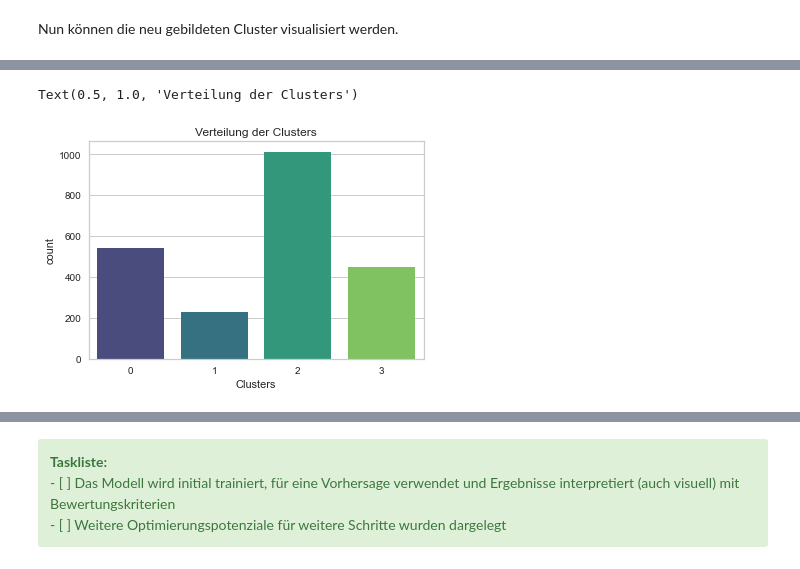
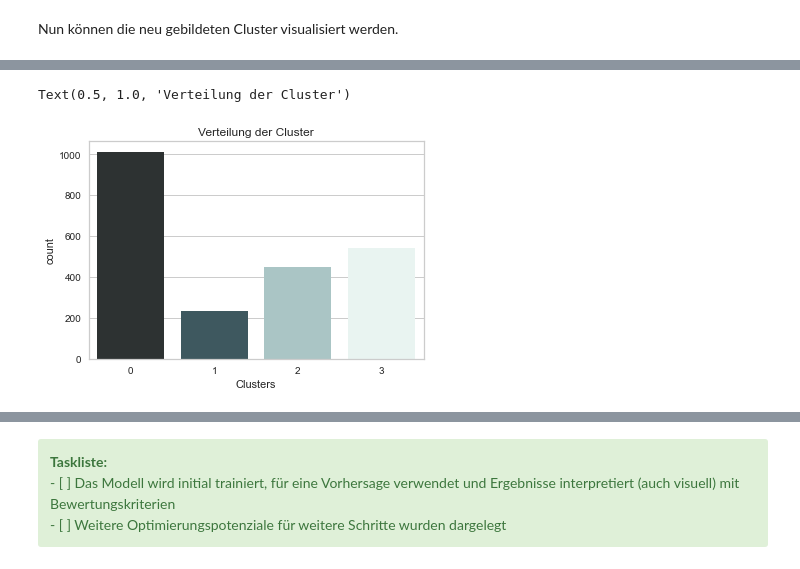
Before and after one commit to Wernsch/pda_customer_personality_analysis, a Jupyter notebook: notebook_custumer-personality-analysis.ipynb, the cells around one changed output, grey strips where cells are left out. Drawn from its saved outputs; the diff is of its cells as text; code cells hidden in the pictures.

```diff
--- a/notebook_custumer-personality-analysis.ipynb
+++ b/notebook_custumer-personality-analysis.ipynb
@@ -1054,7 +1081,9 @@ Mit Hilfe der Elbow-Method und dem KElbowVisualizer wird die passende Anzahl an
 # %% [markdown]
 Nun wird das K-Means Clustering Modell angewandt. Dazu werden die bereits als passend identifizierten 4 Cluster vorgegeben. Die Vorhersagen `predictions`, zu welchem Cluster ein Dateneintrag zurgeordnet werden soll, werden dem Dataframe als weitere Spalte hinzugefügt.
 # %%
-kmeans = KMeans(n_clusters=4, random_state=42)
+# Clusterzuordnung mit kmeans Algorithmus berechnen und anschließend als neue Spalte dem Dataframe hinzufügen
+
+kmeans = KMeans(n_clusters=4, n_init=20, max_iter=600 )
 predictions = kmeans.fit_predict(X)
 
 X["Clusters"] = predictions
@@ -1075,7 +1177,9 @@ Nun können die neu gebildeten Cluster visualisiert werden.
 # %%
+# Erstellung eines Säulendiagramms zur Darstellung der Clusterverteilung
 plt.figure(figsize = (6, 4))
-pl = sns.countplot(x=X["Clusters"], palette="viridis")
-pl.set_title("Verteilung der Clusters")
+pal = ["#2C3333", "#395B64", "#A5C9CA", "#E7F6F2"]
+pl = sns.countplot(x=X["Clusters"], palette= pal)
+pl.set_title("Verteilung der Cluster")
 # %% [output]
-Text(0.5, 1.0, 'Verteilung der Clusters')
+Text(0.5, 1.0, 'Verteilung der Cluster')
-[figure, old version]
+[figure, new version]
```
Also changed, not shown: parts of 67 cells of this notebook.
